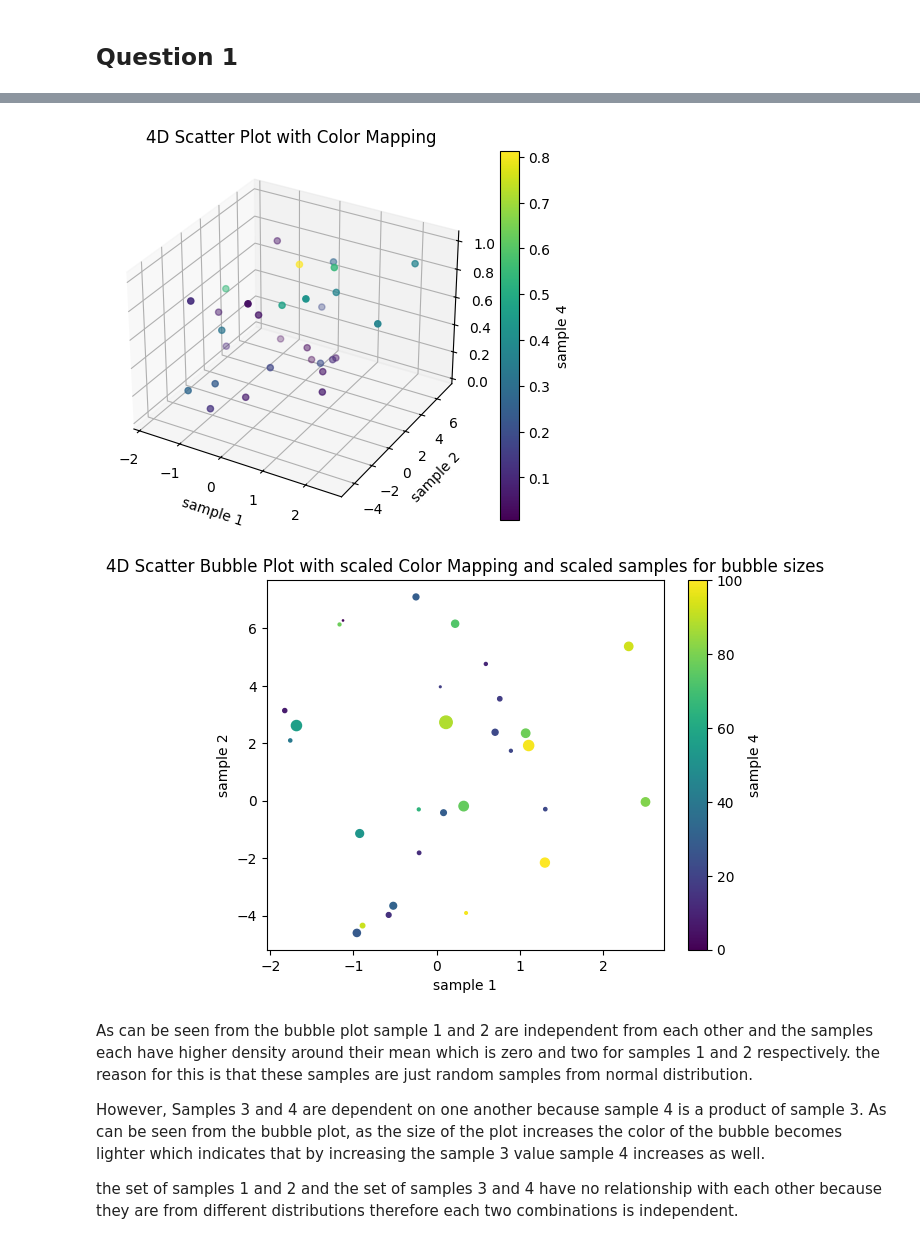
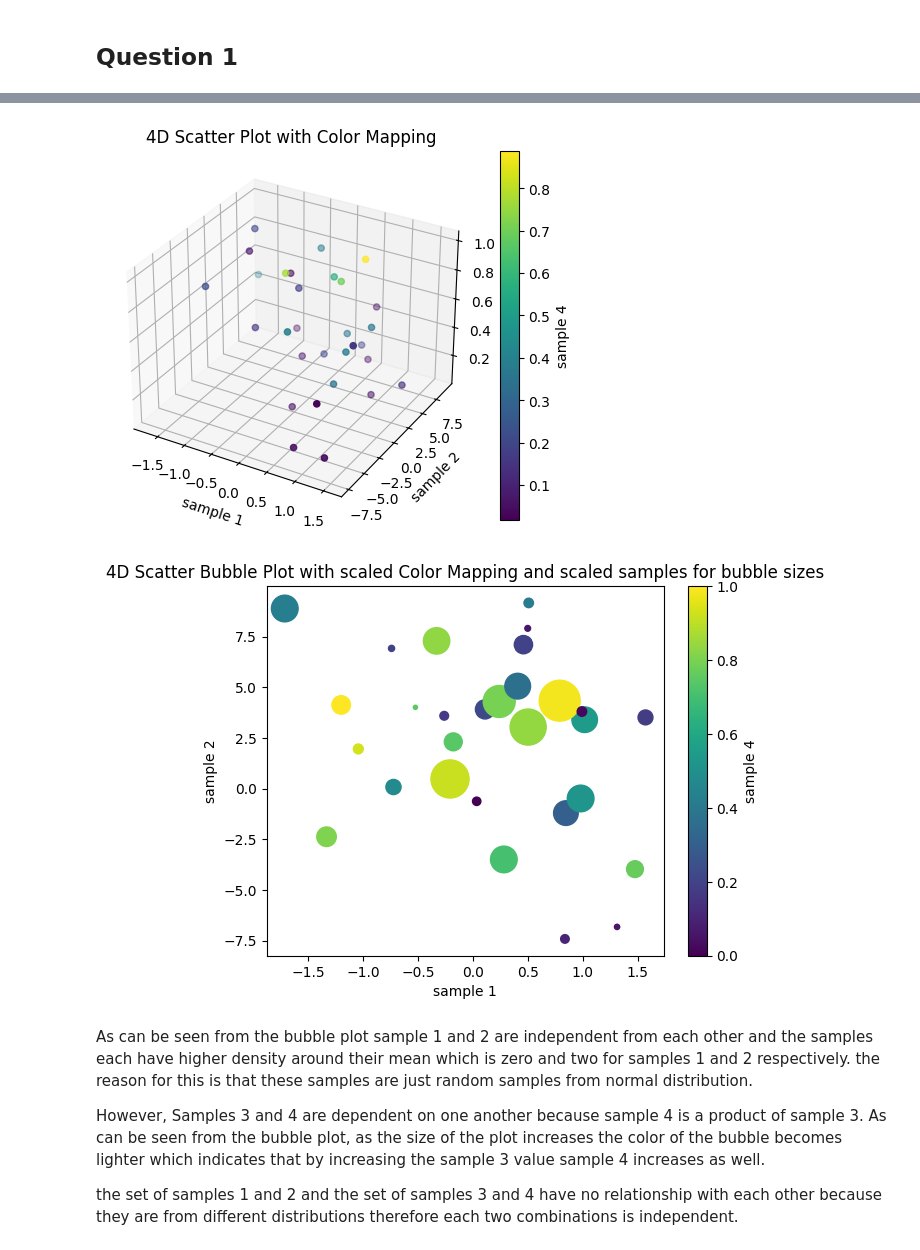
Before and after one commit to dibahk/Applied-Statistics, a Jupyter notebook: Assignment 2_ Diba Hadji Kazemi.ipynb, the cells around one changed output, grey strips where cells are left out. Saved outputs shown, nothing was run; the diff lists cells and outputs as text; code cells hidden in the pictures.

```diff
--- a/Assignment 2_ Diba Hadji Kazemi.ipynb
+++ b/Assignment 2_ Diba Hadji Kazemi.ipynb
@@ -9,36 +9,36 @@ import matplotlib.pyplot as plt
 # %%
 samples1 = stats.norm.rvs(loc=0, scale=1, size=30)
 samples2 = stats.norm.rvs(loc=2, scale=4, size=30)
 samples3 = stats.uniform.rvs(loc=0, scale=1, size=30)
 samples4 = np.multiply(samples3, stats.uniform.rvs(loc=0, scale=1, size=30))
 
 # tuples for each sample
 sample_tuples = list(zip(samples1, samples2, samples3, samples4))
 
 fig = plt.figure()
 ax = fig.add_subplot(111, projection='3d')
 #sample 1 is used as the color map for this visulization
 sc = ax.scatter(samples1, samples2, samples3, c=samples4, cmap='viridis')
 cbar = plt.colorbar(sc)
 cbar.set_label('sample 4')
 ax.set_xlabel('sample 1')
 ax.set_ylabel('sample 2')
 plt.title('4D Scatter Plot with Color Mapping')
 
 fig2 = plt.figure()
 # Use samples3 as a colormap for color representation and samples 4 for size
-sc = plt.scatter(samples1, samples2, c = (samples3-min(samples3))*100/(max(samples3)-min(samples3)), s=(samples4-min(samples4)/(max(samples4)-min(samples4)))*100, cmap='viridis')
+sc = plt.scatter(samples1, samples2, c = (samples3-min(samples3))/(max(samples3)-min(samples3)), s=(samples4-min(samples4)/(max(samples4)-min(samples4)))*1000, cmap='viridis')
 # Add color bar to show the mapping from samples4 to colors
 cbar = plt.colorbar(sc)
 cbar.set_label('sample 4')
 plt.xlabel('sample 1')
 plt.ylabel('sample 2')
 plt.title('4D Scatter Bubble Plot with scaled Color Mapping and scaled samples for bubble sizes')
 
 plt.show()
 # %% [output]
-[figure, old version]
+[figure, new version]
-[figure, old version]
+[figure, new version]
 # %% [markdown]
 As can be seen from the bubble plot sample 1 and 2 are independent from each other and the samples each have higher density around their mean which is zero and two for samples 1 and 2 respectively. the reason for this is that these samples are just random samples from normal distribution.
 
```
Also changed, not shown: parts of 12 cells of this notebook.
